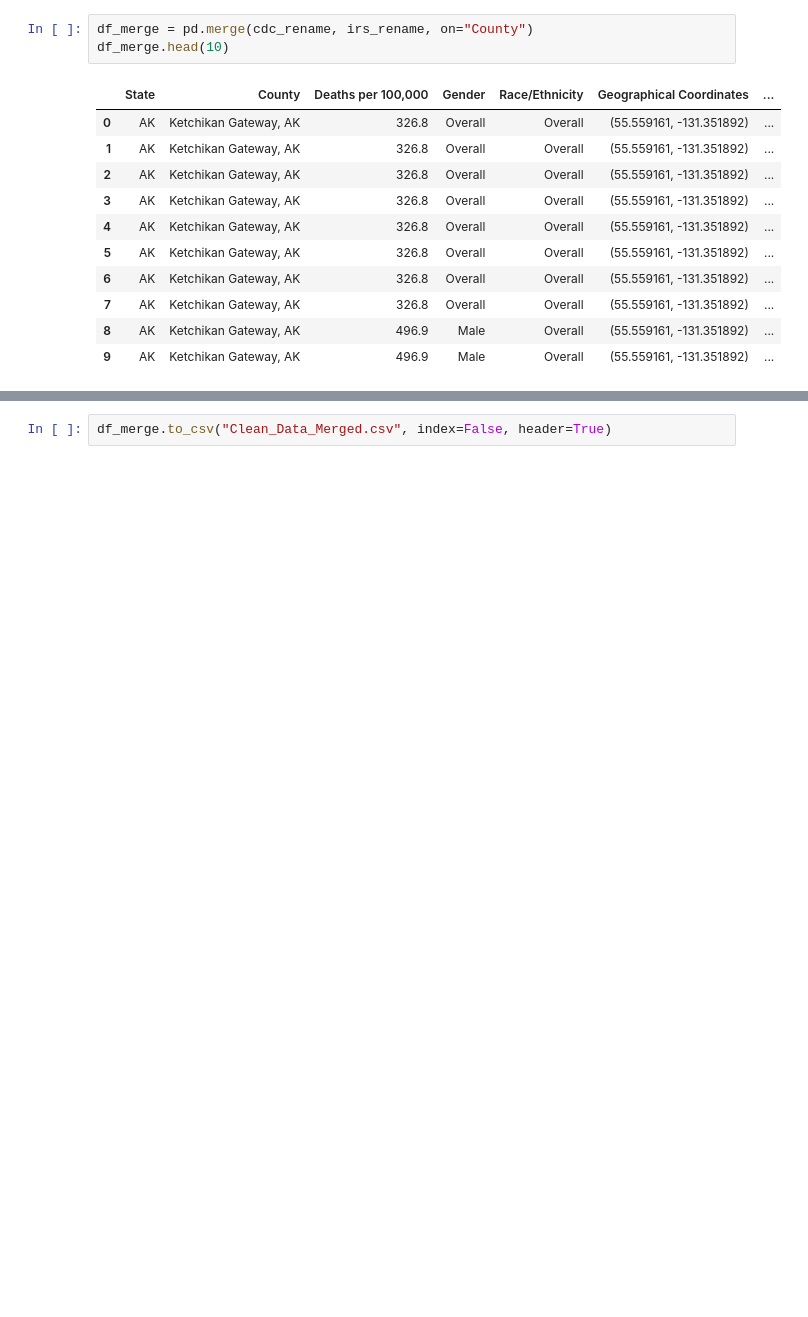
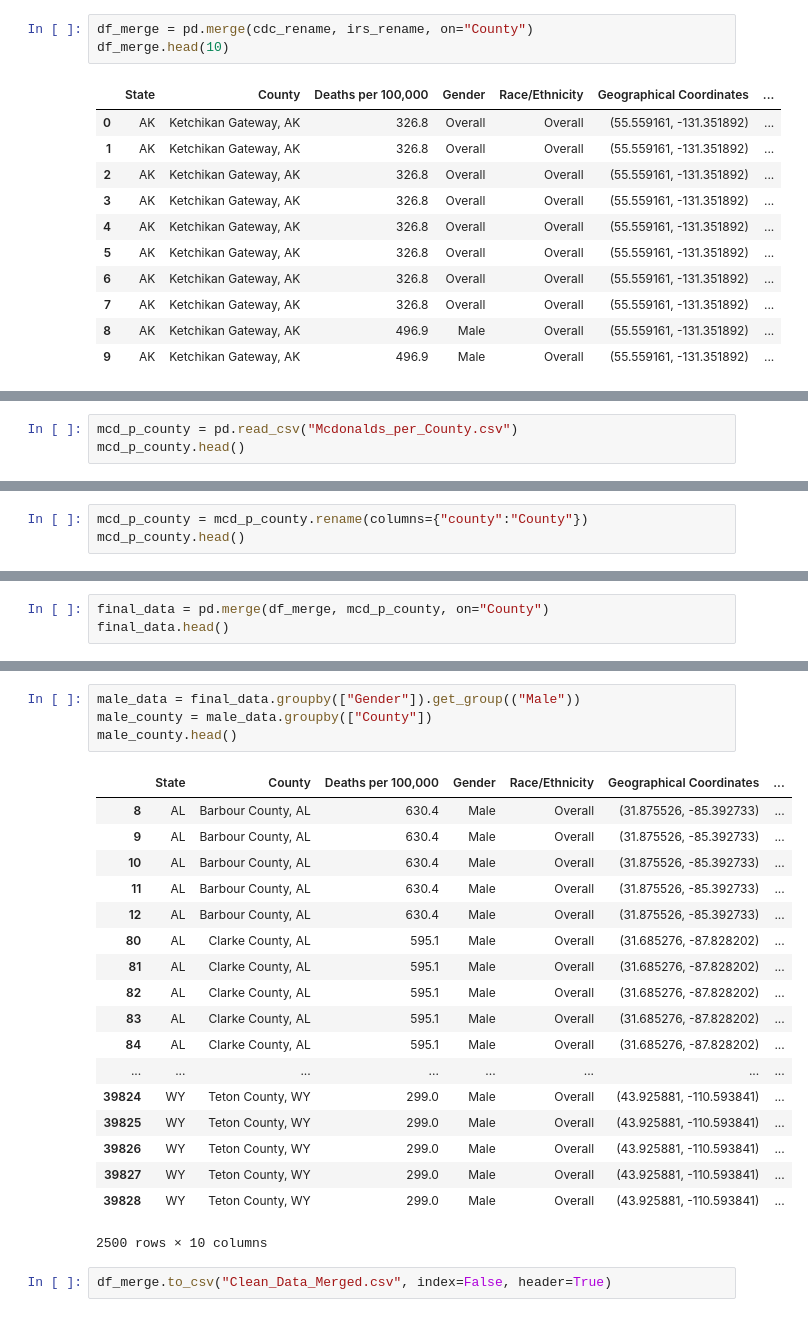
Before and after one commit to patrickmheembrock/ProjectRepo, a Jupyter notebook: DataClean.ipynb, the cells around one changed output, grey strips where cells are left out. Saved outputs shown, nothing was run; the diff lists cells and outputs as text; blank space fills up the shorter version.

Commit message:
adding more data

```diff
--- a/DataClean.ipynb
+++ b/DataClean.ipynb
@@ -187,0 +227,3 @@ df_merge.head(10)
+# %%
+mcd_p_county = pd.read_csv("Mcdonalds_per_County.csv")
+mcd_p_county.head()
@@ -187,0 +237,3 @@ df_merge.head(10)
+# %%
+mcd_p_county = mcd_p_county.rename(columns={"county":"County"})
+mcd_p_county.head()
@@ -187,0 +247,3 @@ df_merge.head(10)
+# %%
+final_data = pd.merge(df_merge, mcd_p_county, on="County")
+final_data.head()
@@ -188,3 +257,26 @@ df_merge.head(10)
+# %%
+male_data = final_data.groupby(["Gender"]).get_group(("Male"))
+male_county = male_data.groupby(["County"])
+male_county.head()
+# %% [output]
+|  | State | County | Deaths per 100,000 | Gender | Race/Ethnicity | Geographical Coordinates | ... |
+| 8 | AL | Barbour County, AL | 630.4 | Male | Overall | (31.875526, -85.392733) | ... |
+| 9 | AL | Barbour County, AL | 630.4 | Male | Overall | (31.875526, -85.392733) | ... |
+| 10 | AL | Barbour County, AL | 630.4 | Male | Overall | (31.875526, -85.392733) | ... |
+| 11 | AL | Barbour County, AL | 630.4 | Male | Overall | (31.875526, -85.392733) | ... |
+| 12 | AL | Barbour County, AL | 630.4 | Male | Overall | (31.875526, -85.392733) | ... |
+| 80 | AL | Clarke County, AL | 595.1 | Male | Overall | (31.685276, -87.828202) | ... |
+| 81 | AL | Clarke County, AL | 595.1 | Male | Overall | (31.685276, -87.828202) | ... |
+| 82 | AL | Clarke County, AL | 595.1 | Male | Overall | (31.685276, -87.828202) | ... |
+| 83 | AL | Clarke County, AL | 595.1 | Male | Overall | (31.685276, -87.828202) | ... |
+| 84 | AL | Clarke County, AL | 595.1 | Male | Overall | (31.685276, -87.828202) | ... |
+| ... | ... | ... | ... | ... | ... | ... | ... |
+| 39824 | WY | Teton County, WY | 299.0 | Male | Overall | (43.925881, -110.593841) | ... |
+| 39825 | WY | Teton County, WY | 299.0 | Male | Overall | (43.925881, -110.593841) | ... |
+| 39826 | WY | Teton County, WY | 299.0 | Male | Overall | (43.925881, -110.593841) | ... |
+| 39827 | WY | Teton County, WY | 299.0 | Male | Overall | (43.925881, -110.593841) | ... |
+| 39828 | WY | Teton County, WY | 299.0 | Male | Overall | (43.925881, -110.593841) | ... |
+2500 rows × 10 columns
 # %%
 df_merge.to_csv("Clean_Data_Merged.csv", index=False, header=True)
 # %%
```
Also changed, not shown: parts of 9 cells of this notebook.
